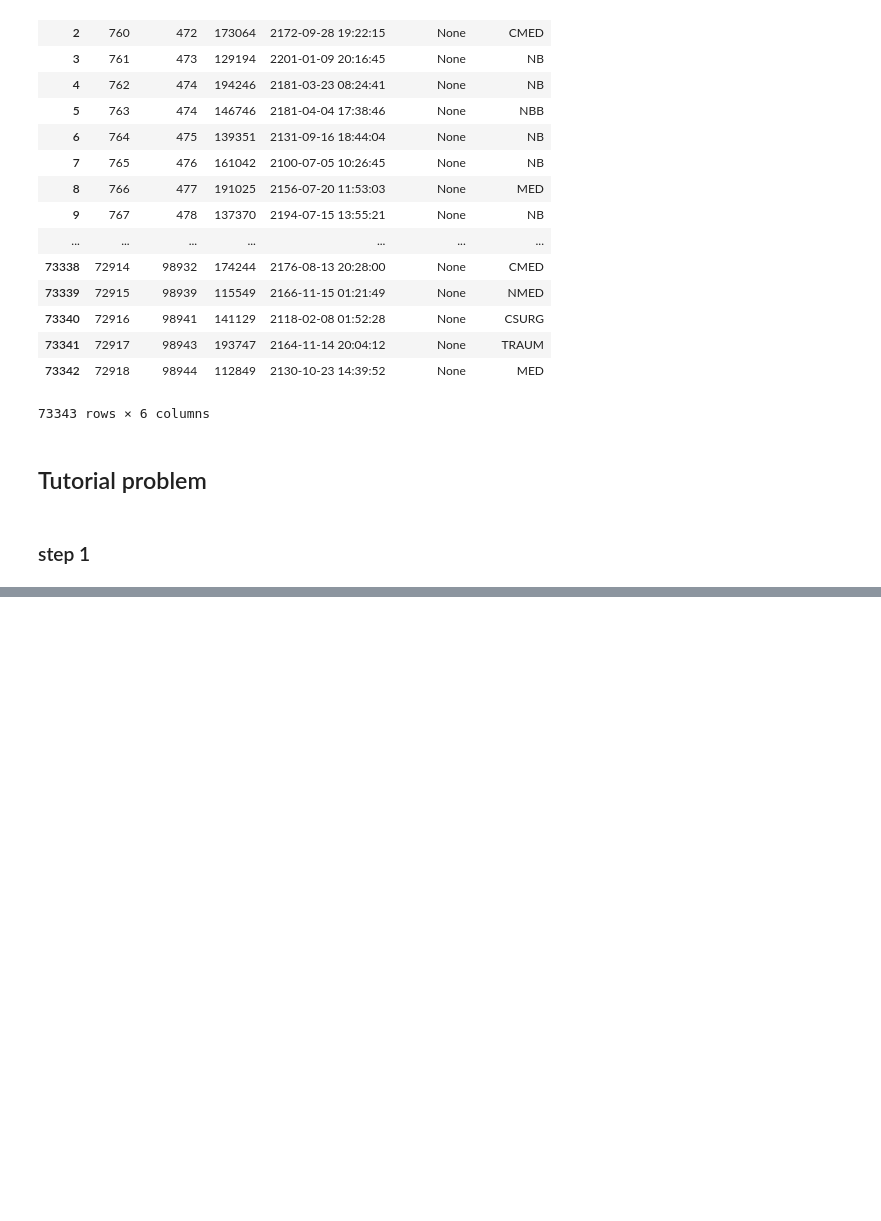
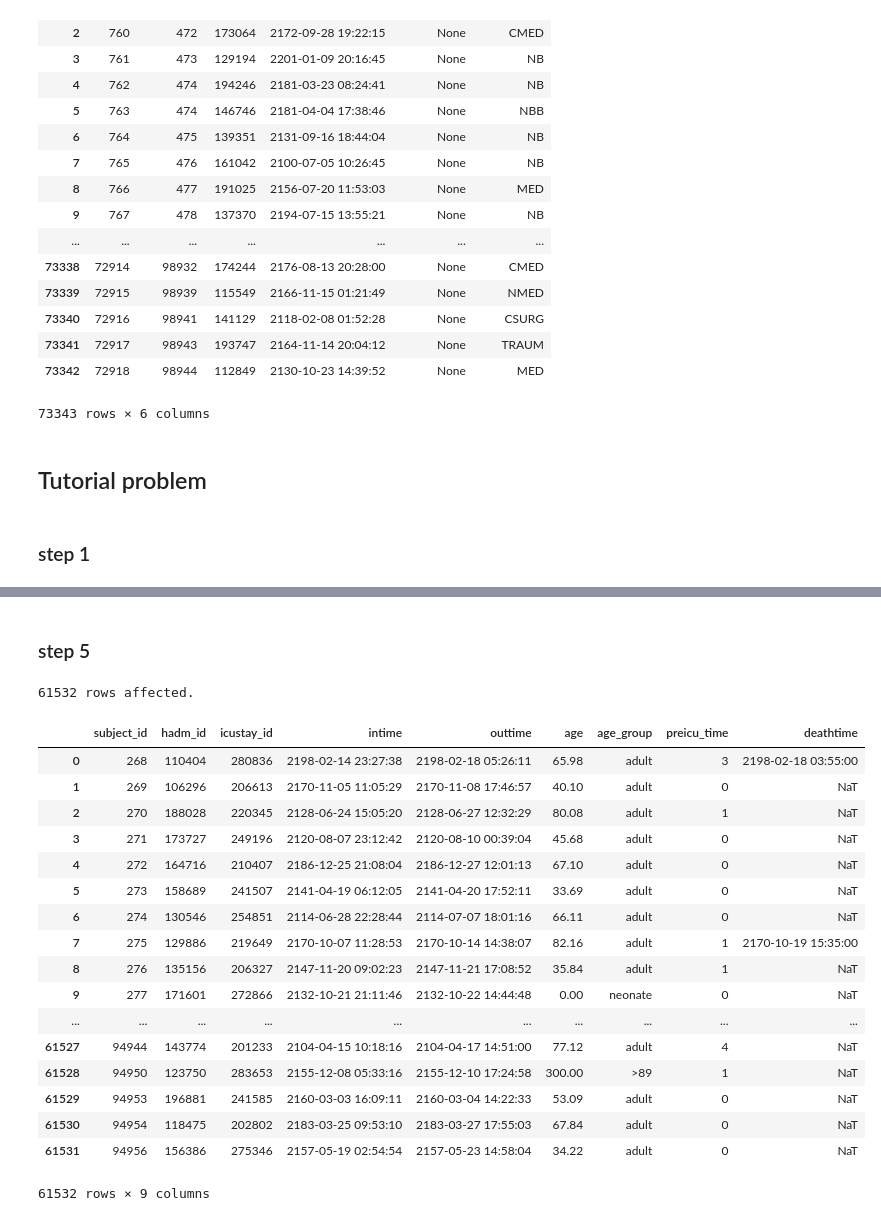
Before and after one commit to fehiepsi/mimic3, a Jupyter notebook: executable/00. Querying MIMIC-III.ipynb, the cells around one changed output, grey strips where cells are left out. Saved outputs shown, nothing was run; the diff lists cells and outputs as text; code cells hidden in the pictures; blank space fills up the shorter version.

```diff
--- a/executable/querying.ipynb
+++ b/executable/00. Querying MIMIC-III.ipynb
@@ -364,0 +533,48 @@ from services;
+# %% [markdown]
+### step 5
+# %%
+%%sql WITH intime_age AS
+(
+    SELECT i.subject_id, i.hadm_id, i.icustay_id, i.intime, i.outtime,
+        ROUND((CAST(i.intime AS date) - CAST(p.dob AS date))/365.242, 2)
+            AS age
+    FROM icustays AS i
+    INNER JOIN patients AS p
+    ON i.subject_id = p.subject_id
+)
+SELECT ia.subject_id, ia.hadm_id, ia.icustay_id, ia.intime, ia.outtime, ia.age,
+    CASE
+        WHEN age > 89
+            THEN '>89'
+        WHEN age >= 14
+            THEN 'adult'
+        WHEN age <= 1
+            THEN 'neonate'
+        ELSE 'middle'
+    END AS age_group,
+    (CAST(ia.intime AS date) - CAST(a.admittime AS date))
+        AS preicu_time,
+    a.deathtime
+FROM intime_age as ia
+INNER JOIN admissions as a
+ON ia.hadm_id = a.hadm_id;
+# %% [output]
+61532 rows affected.
+|  | subject_id | hadm_id | icustay_id | intime | outtime | age | age_group | preicu_time | deathtime |
+| 0 | 268 | 110404 | 280836 | 2198-02-14 23:27:38 | 2198-02-18 05:26:11 | 65.98 | adult | 3 | 2198-02-18 03:55:00 |
+| 1 | 269 | 106296 | 206613 | 2170-11-05 11:05:29 | 2170-11-08 17:46:57 | 40.10 | adult | 0 | NaT |
+| 2 | 270 | 188028 | 220345 | 2128-06-24 15:05:20 | 2128-06-27 12:32:29 | 80.08 | adult | 1 | NaT |
+| 3 | 271 | 173727 | 249196 | 2120-08-07 23:12:42 | 2120-08-10 00:39:04 | 45.68 | adult | 0 | NaT |
+| 4 | 272 | 164716 | 210407 | 2186-12-25 21:08:04 | 2186-12-27 12:01:13 | 67.10 | adult | 0 | NaT |
+| 5 | 273 | 158689 | 241507 | 2141-04-19 06:12:05 | 2141-04-20 17:52:11 | 33.69 | adult | 0 | NaT |
+| 6 | 274 | 130546 | 254851 | 2114-06-28 22:28:44 | 2114-07-07 18:01:16 | 66.11 | adult | 0 | NaT |
+| 7 | 275 | 129886 | 219649 | 2170-10-07 11:28:53 | 2170-10-14 14:38:07 | 82.16 | adult | 1 | 2170-10-19 15:35:00 |
+| 8 | 276 | 135156 | 206327 | 2147-11-20 09:02:23 | 2147-11-21 17:08:52 | 35.84 | adult | 1 | NaT |
+| 9 | 277 | 171601 | 272866 | 2132-10-21 21:11:46 | 2132-10-22 14:44:48 | 0.00 | neonate | 0 | NaT |
+| ... | ... | ... | ... | ... | ... | ... | ... | ... | ... |
+| 61527 | 94944 | 143774 | 201233 | 2104-04-15 10:18:16 | 2104-04-17 14:51:00 | 77.12 | adult | 4 | NaT |
+| 61528 | 94950 | 123750 | 283653 | 2155-12-08 05:33:16 | 2155-12-10 17:24:58 | 300.00 | >89 | 1 | NaT |
+| 61529 | 94953 | 196881 | 241585 | 2160-03-03 16:09:11 | 2160-03-04 14:22:33 | 53.09 | adult | 0 | NaT |
+| 61530 | 94954 | 118475 | 202802 | 2183-03-25 09:53:10 | 2183-03-27 17:55:03 | 67.84 | adult | 0 | NaT |
+| 61531 | 94956 | 156386 | 275346 | 2157-05-19 02:54:54 | 2157-05-23 14:58:04 | 34.22 | adult | 0 | NaT |
+61532 rows × 9 columns
```
Also changed, not shown: parts of 22 cells of this notebook, 5 other files.
